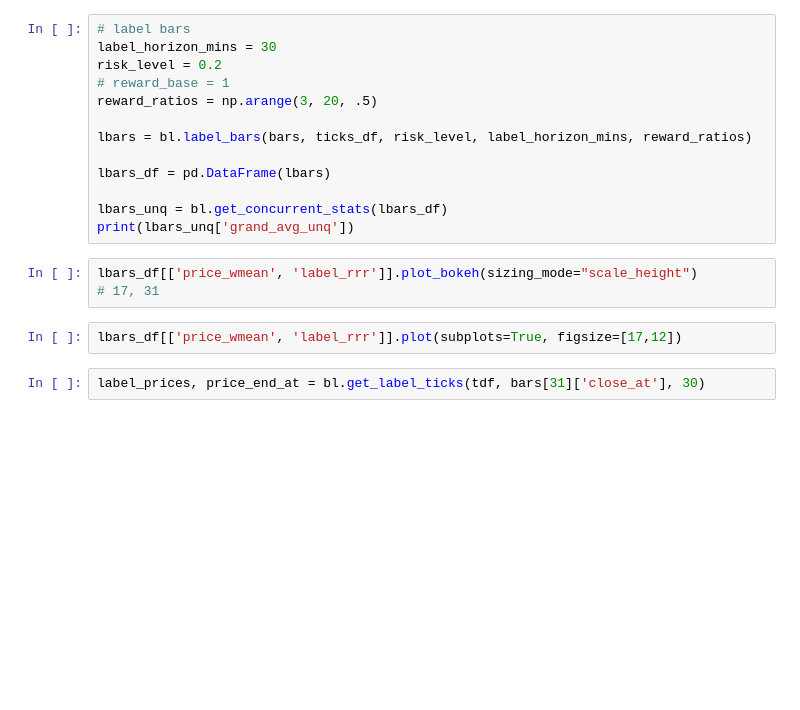
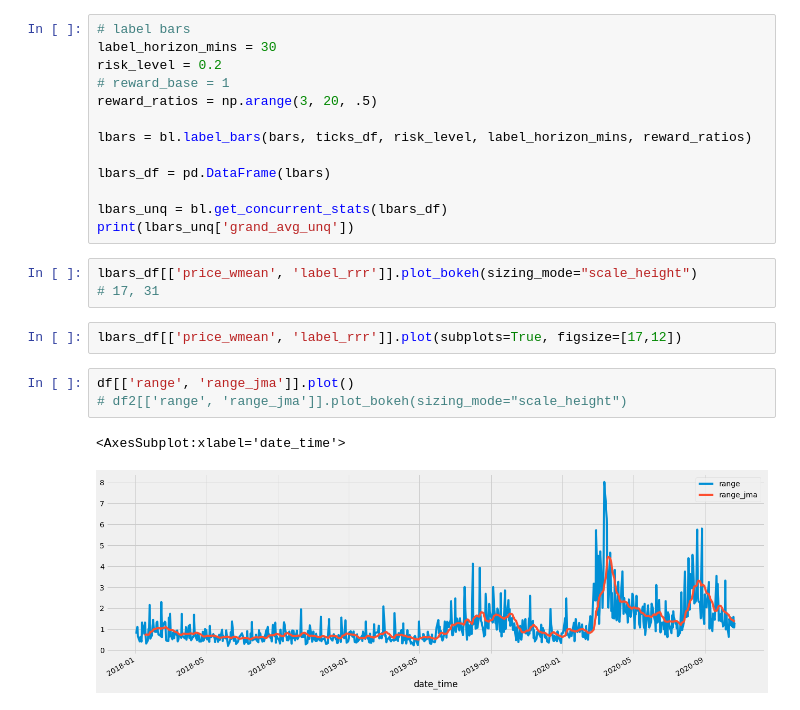
Before and after one commit to bobcolner/pandas-polygon, a Jupyter notebook: notebook.ipynb, the cells around one changed output. Saved outputs shown, nothing was run; the diff lists cells and outputs as text; blank space fills up the shorter version.

```diff
--- a/notebook.ipynb
+++ b/notebook.ipynb
@@ -147,5 +92,9 @@ lbars_df[['price_wmean', 'label_rrr']].plot_bokeh(sizing_mode="scale_height")
 # 17, 31
 # %%
 lbars_df[['price_wmean', 'label_rrr']].plot(subplots=True, figsize=[17,12])
-# %%
-label_prices, price_end_at = bl.get_label_ticks(tdf, bars[31]['close_at'], 30)
+# %%
+df[['range', 'range_jma']].plot()
+# df2[['range', 'range_jma']].plot_bokeh(sizing_mode="scale_height")
+# %% [output]
+<AxesSubplot:xlabel='date_time'>
+[figure, added]
```
Also changed, not shown: parts of 10 cells of this notebook, 7 other files.
